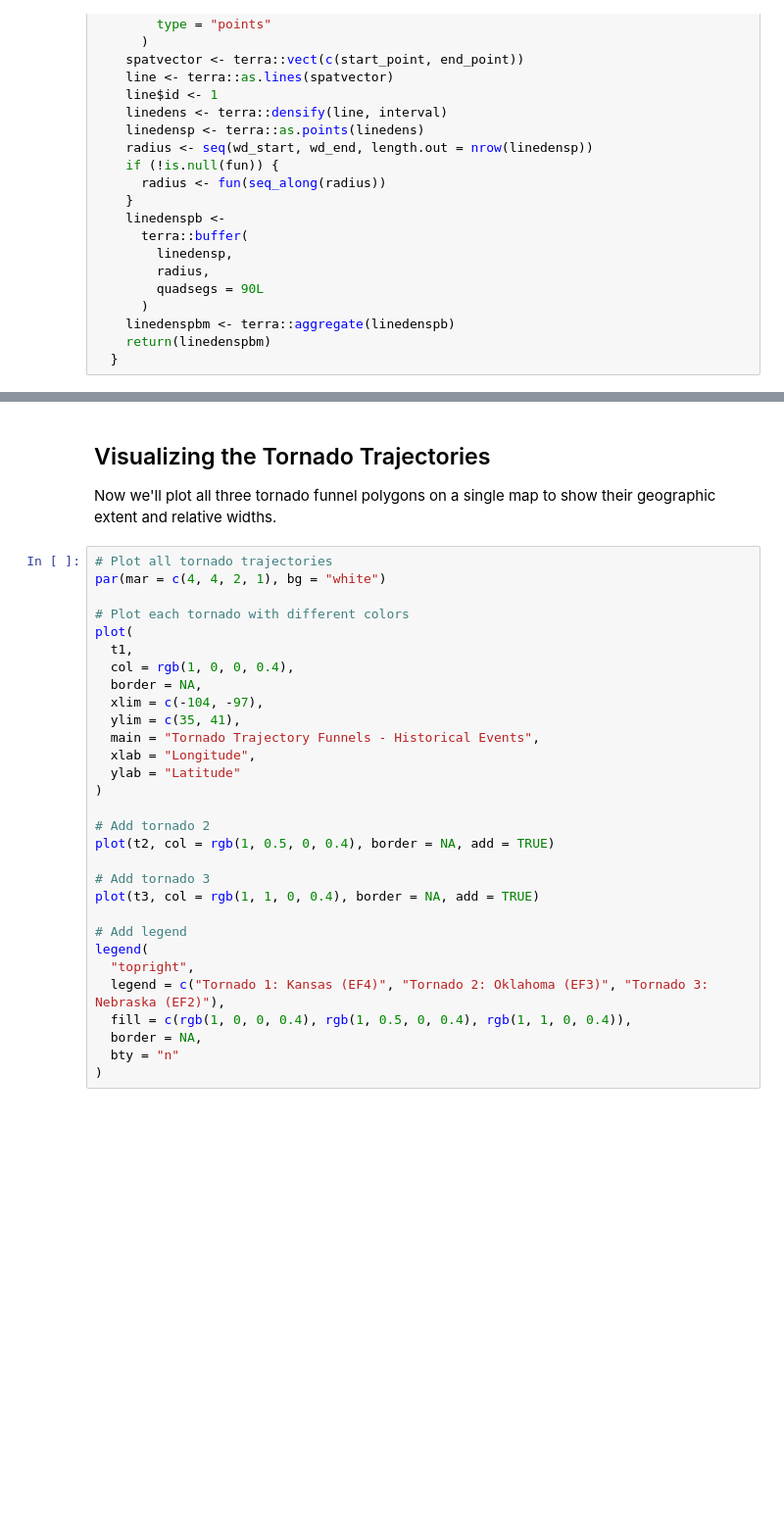
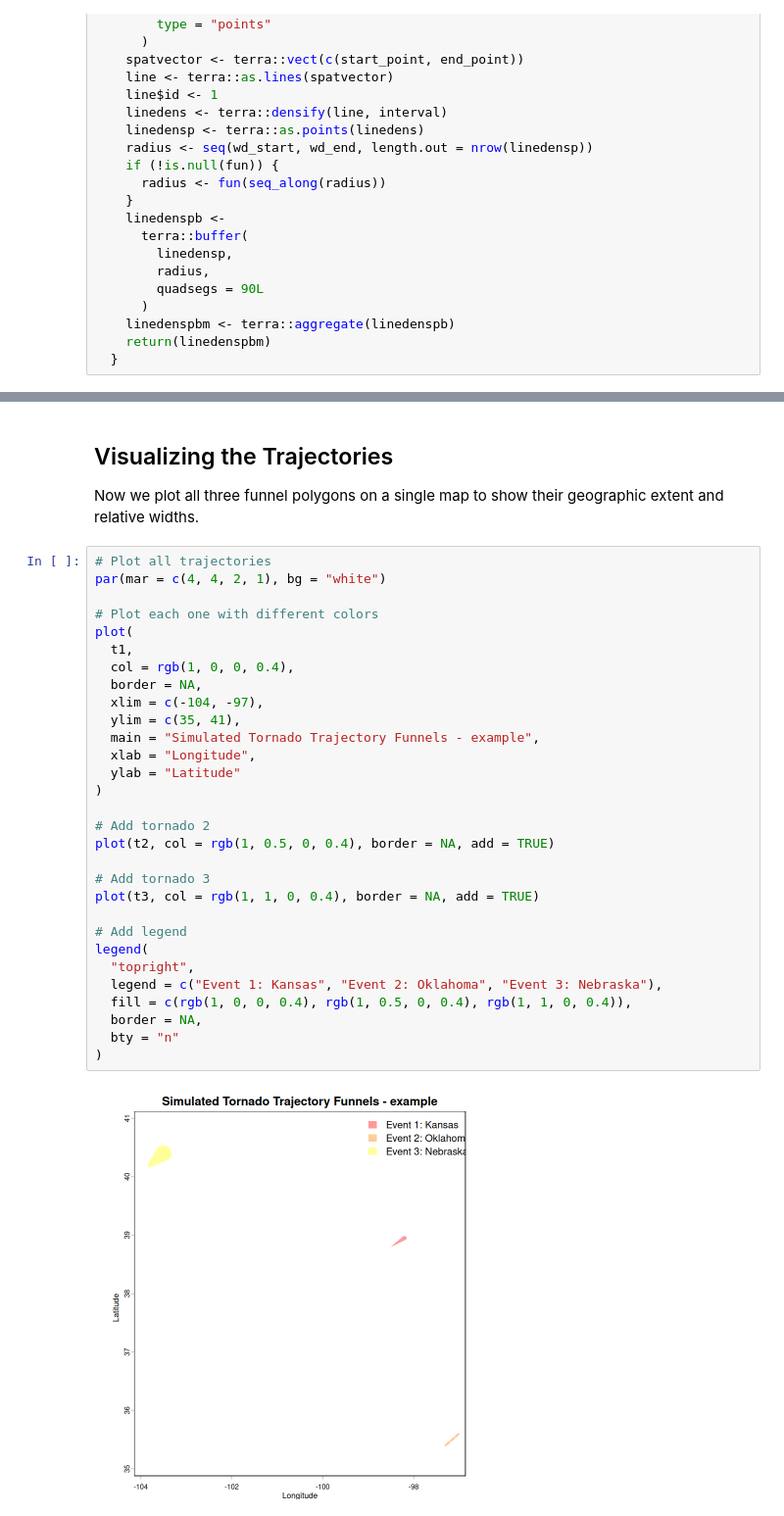
Before and after one commit to sigmafelix/sigmafelix.github.io, a Jupyter notebook: posts/tornado-trajectories/index.ipynb, the cells around one changed output, grey strips where cells are left out. Shown at 98% size. Saved outputs shown, nothing was run; the diff lists cells and outputs as text; blank space fills up the shorter version.

```diff
--- a/posts/tornado-trajectories/index.ipynb
+++ b/posts/tornado-trajectories/index.ipynb
@@ -249,35 +117,37 @@ t3 <- conv_point_trajectory(
 )
 # %% [markdown]
-## Visualizing the Tornado Trajectories
+## Visualizing the Trajectories
 
-Now we'll plot all three tornado funnel polygons on a single map to show their geographic extent and relative widths.
+Now we plot all three funnel polygons on a single map to show their geographic extent and relative widths.
 # %%
-# Plot all tornado trajectories
+# Plot all trajectories
 par(mar = c(4, 4, 2, 1), bg = "white")
 
-# Plot each tornado with different colors
+# Plot each one with different colors
 plot(
   t1,
   col = rgb(1, 0, 0, 0.4),
   border = NA,
   xlim = c(-104, -97),
   ylim = c(35, 41),
-  main = "Tornado Trajectory Funnels - Historical Events",
+  main = "Simulated Tornado Trajectory Funnels - example",
   xlab = "Longitude",
   ylab = "Latitude"
 )
 
 # Add tornado 2
 plot(t2, col = rgb(1, 0.5, 0, 0.4), border = NA, add = TRUE)
 
 # Add tornado 3
 plot(t3, col = rgb(1, 1, 0, 0.4), border = NA, add = TRUE)
 
 # Add legend
 legend(
   "topright",
-  legend = c("Tornado 1: Kansas (EF4)", "Tornado 2: Oklahoma (EF3)", "Tornado 3: Nebraska (EF2)"),
+  legend = c("Event 1: Kansas", "Event 2: Oklahoma", "Event 3: Nebraska"),
   fill = c(rgb(1, 0, 0, 0.4), rgb(1, 0.5, 0, 0.4), rgb(1, 1, 0, 0.4)),
   border = NA,
   bty = "n"
 )
+# %% [output]
+[figure, added]
```
Also changed, not shown: parts of 17 cells of this notebook, 1 other file.
